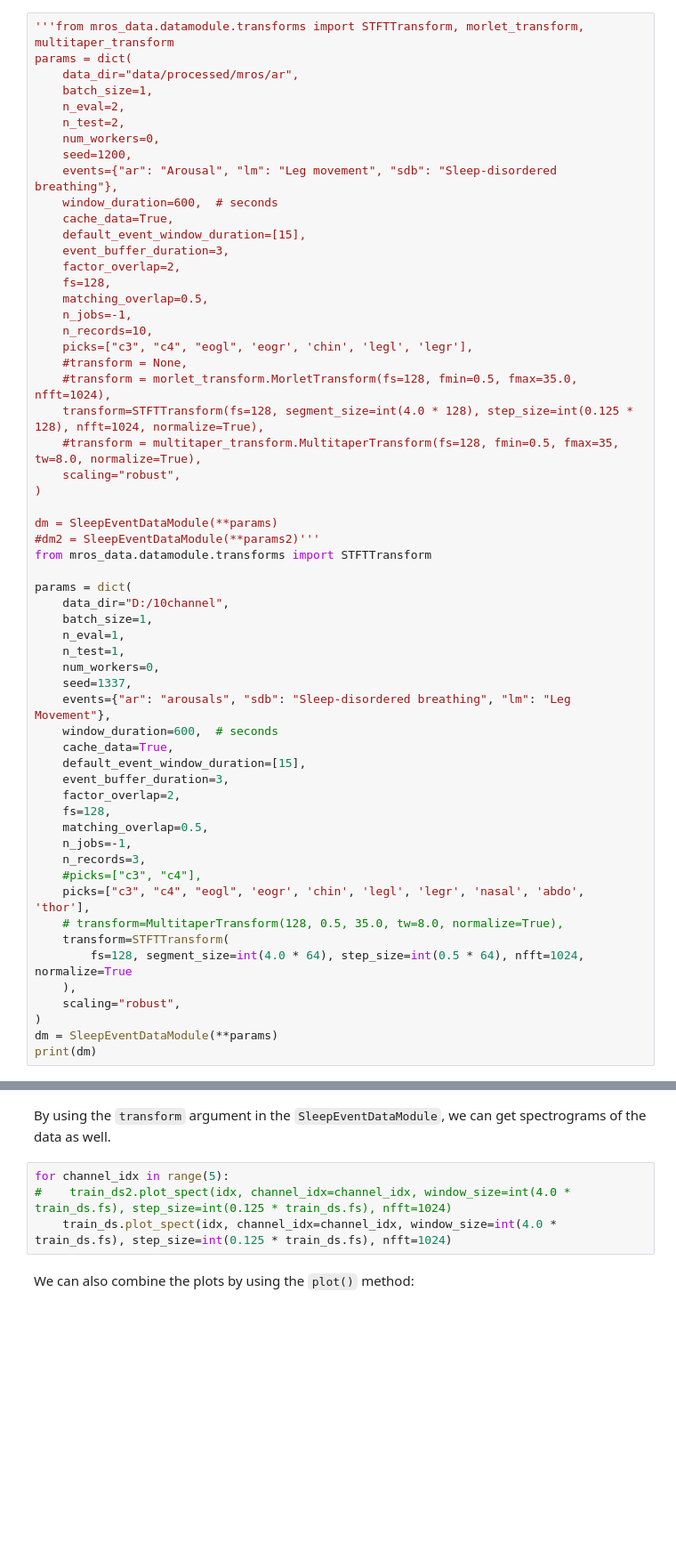
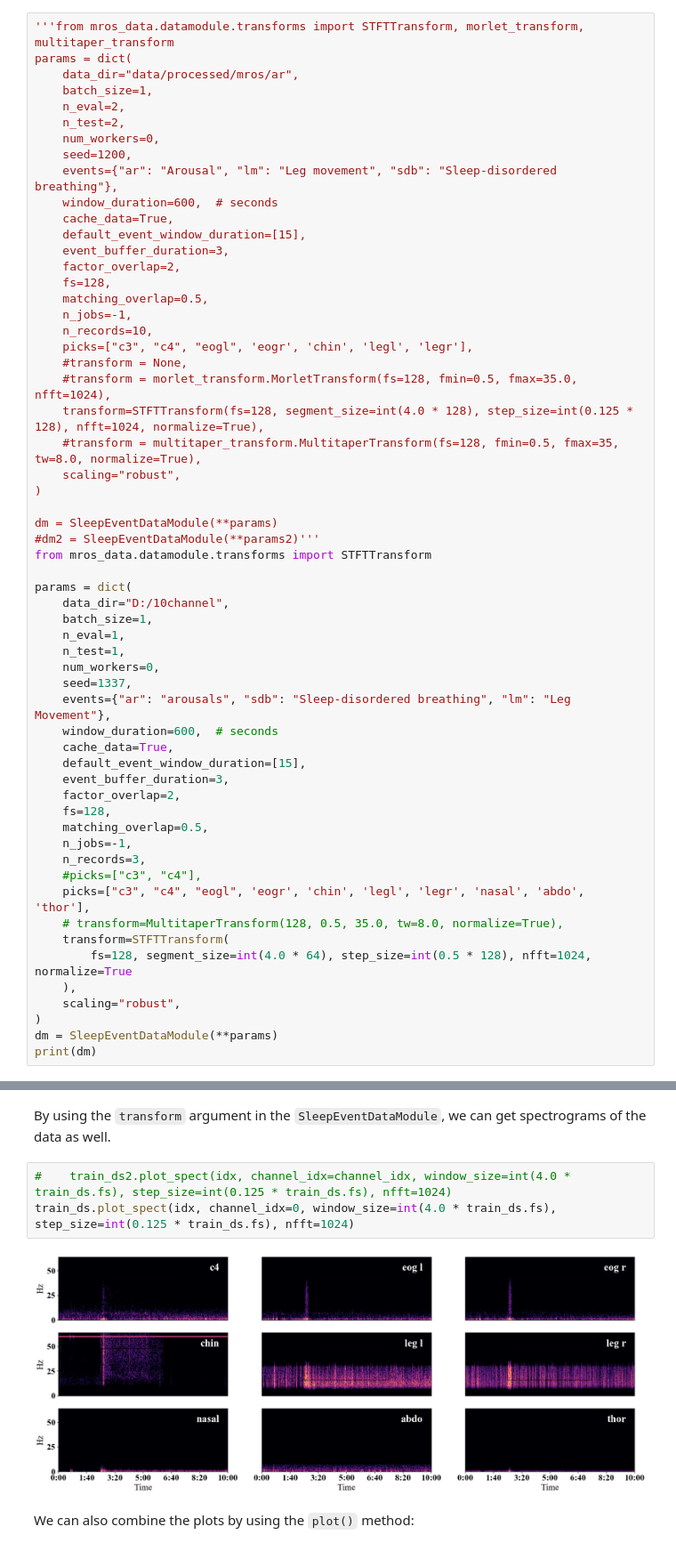
Before and after one commit to Eortvald/sleep-project_grp4, a Jupyter notebook: examples/arousals.ipynb, the cells around one changed output, grey strips where cells are left out. Shown at 89% size. Cells and saved outputs as stored; diff of their text form; blank space fills up the shorter version.

```diff
--- a/examples/arousals.ipynb
+++ b/examples/arousals.ipynb
@@ -76,7 +76,7 @@ params = dict(
     picks=["c3", "c4", "eogl", 'eogr', 'chin', 'legl', 'legr', 'nasal', 'abdo', 'thor'],
     # transform=MultitaperTransform(128, 0.5, 35.0, tw=8.0, normalize=True),
     transform=STFTTransform(
-        fs=128, segment_size=int(4.0 * 64), step_size=int(0.5 * 64), nfft=1024, normalize=True
+        fs=128, segment_size=int(4.0 * 64), step_size=int(0.5 * 128), nfft=1024, normalize=True
     ),
     scaling="robust",
 )
@@ -156,9 +155,10 @@ train_ds.plot_signals(idx, channel_names=channels) #['Leg L', "Leg R"])
 # %% [markdown]
 By using the `transform` argument in the `SleepEventDataModule`, we can get spectrograms of the data as well.
 # %%
-for channel_idx in range(5):
 #    train_ds2.plot_spect(idx, channel_idx=channel_idx, window_size=int(4.0 * train_ds.fs), step_size=int(0.125 * train_ds.fs), nfft=1024)
-    train_ds.plot_spect(idx, channel_idx=channel_idx, window_size=int(4.0 * train_ds.fs), step_size=int(0.125 * train_ds.fs), nfft=1024)
+train_ds.plot_spect(idx, channel_idx=0, window_size=int(4.0 * train_ds.fs), step_size=int(0.125 * train_ds.fs), nfft=1024)
+# %% [output]
+[figure, added]
 # %% [markdown]
 We can also combine the plots by using the `plot()` method:
 # %%
```
Also changed, not shown: parts of 2 cells of this notebook, 3 other files.
